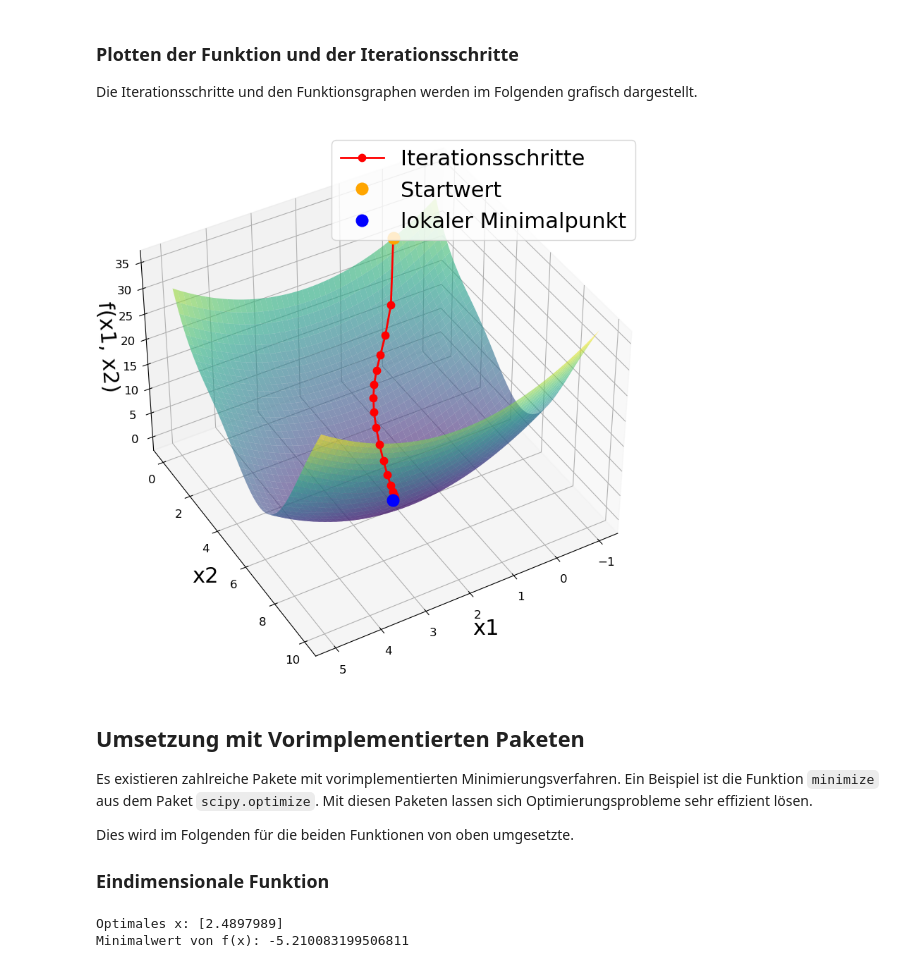
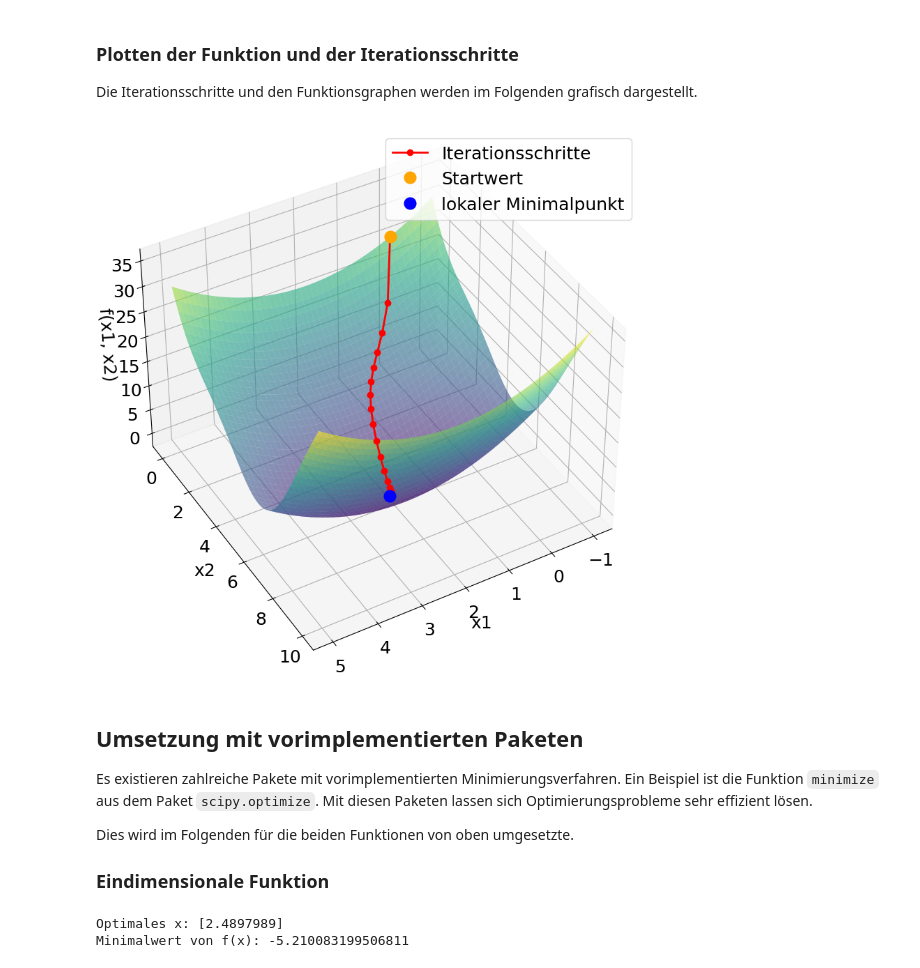
Before and after one commit to Schoenbrodt/KI-Bildung-im-MU, a Jupyter notebook: numerische_Optimierungsverfahren.ipynb, the cells around one changed output. Cells and saved outputs as stored; diff of their text form; code cells hidden in the pictures.

```diff
--- a/numerische_Optimierungsverfahren.ipynb
+++ b/numerische_Optimierungsverfahren.ipynb
@@ -270,43 +214,42 @@ Die Iterationsschritte und den Funktionsgraphen werden im Folgenden grafisch dar
 # %%
 # Iterationsschritte Plotten
 x = np.linspace(-1, 5, 400)
 y = np.linspace(0, 10, 400)
 X, Y = np.meshgrid(x, y)
 Z = f_zweidim([X, Y])
 
 # Plot der Funktion
 fig = plt.figure(figsize=(12, 10))
 ax = fig.add_subplot(111, projection='3d')
 ax.plot_surface(X, Y, Z, cmap='viridis', alpha=0.6)
 
 # Iterationspunkte
-ax.plot(iterations[:, 0], iterations[:, 1], f_zweidim(iterations.T), '.-', markersize = 15, linewidth = 2, label='Iterationsschritte',  color='red', zorder=3)
+ax.plot(iterations[:, 0], iterations[:, 1], f_zweidim(iterations.T), '.-', markersize = 12, linewidth = 2, label='Iterationsschritte',  color='red', zorder=3)
 
 # Markiere den Startpunkt und den Endpunkt
 ax.plot(start_values[0], start_values[1], f_zweidim(start_values), 'o', markersize=12, label='Startwert', color='orange',  zorder=3)
 ax.plot(optimal_x[0], optimal_x[1], f_zweidim(optimal_x), 'o', markersize=12, label='lokaler Minimalpunkt', color='blue',zorder=3)
 
 # Achsenbeschriftungen
-ax.set_xlabel('x1', fontsize = 22)
-ax.set_ylabel('x2', fontsize = 22)
-
-ax.set_zlabel('f(x1, x2)', fontsize = 22)
+ax.set_xlabel('x1', fontsize = 18)
+ax.set_ylabel('x2', fontsize = 18)
+ax.set_zlabel('f(x1, x2)', fontsize = 18)
 ax.view_init(elev=40, azim=60)
 
 # Skalenwerte auf Achsen vergrößern
-plt.xticks(fontsize=12)
-plt.yticks(fontsize=12)
-ax.zaxis.set_tick_params(labelsize=12)
+plt.xticks(fontsize=18)
+plt.yticks(fontsize=18)
+ax.zaxis.set_tick_params(labelsize=18)
 
 # Ändere die Position und Schriftgröße der Legende
-plt.legend(loc='upper right', prop={'size': 22})
+plt.legend(loc='upper right', prop={'size': 18})
 
 # plt.savefig('3d_gradientenverfahren.png', dpi=300, bbox_inches='tight')
 plt.show()
 # %% [output]
-[figure, old version]
+[figure, new version]
 # %% [markdown]
-## Umsetzung mit Vorimplementierten Paketen
+## Umsetzung mit vorimplementierten Paketen
 
 Es existieren zahlreiche Pakete mit vorimplementierten Minimierungsverfahren. Ein Beispiel ist die Funktion `minimize` aus dem Paket `scipy.optimize`. Mit diesen Paketen lassen sich Optimierungsprobleme sehr effizient lösen.
 
```
Also changed, not shown: parts of 7 cells of this notebook, 1 other file.
